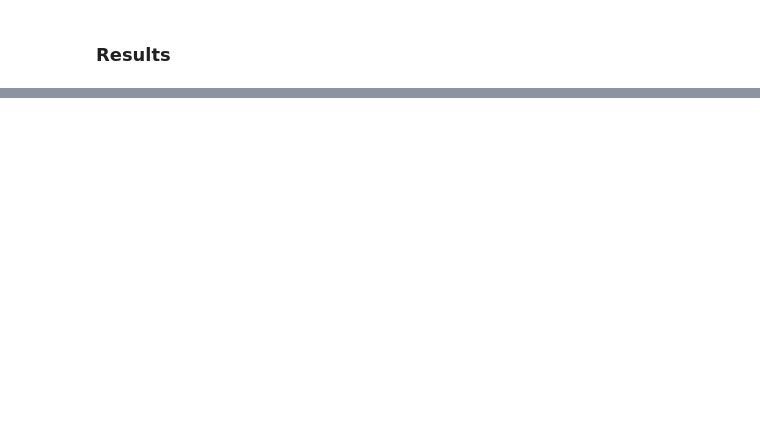
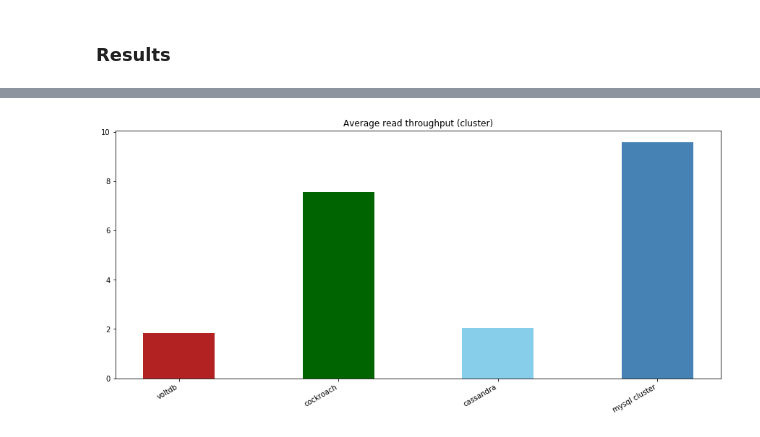
Before and after one commit to BigData-MielPops/Project2, a Jupyter notebook: python_commands_test.ipynb, the cells around one changed output, grey strips where cells are left out. Saved outputs shown, nothing was run; the diff lists cells and outputs as text; code cells hidden in the pictures; blank space fills up the shorter version.

```diff
--- a/python_commands_test.ipynb
+++ b/python_commands_test.ipynb
@@ -536,0 +491,4 @@ bar_plot(write_throughput, containers, colours, "Average bulk import time")
+# %%
+bar_plot(cluster_read_ratios, ["voltdb", "cockroach", "cassandra", "mysql cluster"], [colours[8], colours[9], colours[4], colours[6]], "Average read throughput (cluster)")
+# %% [output]
+[figure, added]
```
Also changed, not shown: parts of 33 cells of this notebook, 4 other files.
